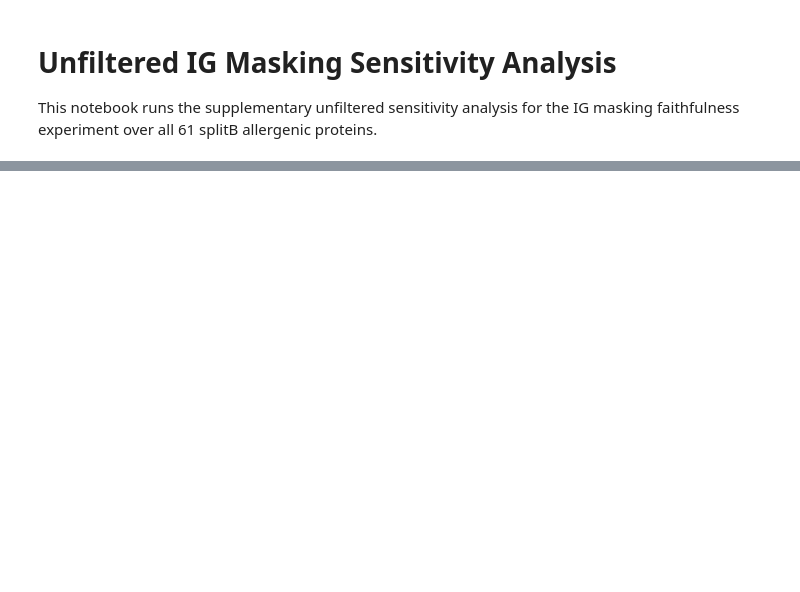
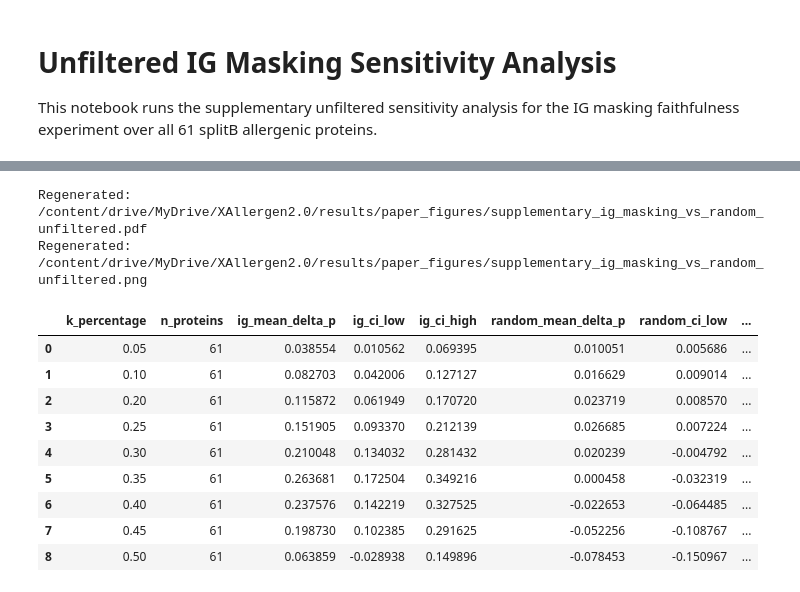
Before and after one commit to Jeffateth/XAllergen2.0, a Jupyter notebook: notebooks/09_unfiltered_ig_masking_sensitivity.ipynb, the cells around one changed output, grey strips where cells are left out. Saved outputs shown, nothing was run; the diff lists cells and outputs as text; code cells hidden in the pictures; blank space fills up the shorter version.

Commit message:
Update unfiltered IG masking sensitivity figures

```diff
--- a/notebooks/09_unfiltered_ig_masking_sensitivity.ipynb
+++ b/notebooks/09_unfiltered_ig_masking_sensitivity.ipynb
@@ -76,6 +83,8 @@ import shutil as _shutil
 import sys
 import urllib.request as _urlreq
 from pathlib import Path
+
+from huggingface_hub import snapshot_download
 
 RAW = "https://raw.githubusercontent.com/Jeffateth/XAllergen2.0/main"
 
@@ -87,7 +96,8 @@ if RUN_TARGET == "colab":
     _MODEL_DIR = RUNTIME_ROOT / "models"
     _RESULTS_DIR = RUNTIME_ROOT / "results"
     _PROBING_ROWS_DIR = _RESULTS_DIR / "probing" / "rows"
-    for _d in [_PACKAGE_DIR, _DATA_DIR, _MODEL_DIR, _PROBING_ROWS_DIR]:
+    _FRESH_ESM2_DIR = RUNTIME_ROOT / "hf_models" / "facebook_esm2_t6_8M_UR50D"
+    for _d in [_PACKAGE_DIR, _DATA_DIR, _MODEL_DIR, _PROBING_ROWS_DIR, _FRESH_ESM2_DIR]:
         _d.mkdir(parents=True, exist_ok=True)
 
     for _module_name in [
@@ -134,6 +144,22 @@ if RUN_TARGET == "colab":
         _urlreq.urlretrieve(f"{RAW}/results/probing/rows/{_raw_ig_name}", _runtime_raw_ig)
         print(f"Downloaded raw IG artifact: {_raw_ig_name}")
 
+    _drive_hf_dir = DRIVE_ROOT / "hf_models" / "facebook_esm2_t6_8M_UR50D"
+    if _drive_hf_dir.exists():
+        os.environ["XALLERGEN_HF_MODEL_DIR"] = str(_drive_hf_dir)
+        print(f"Using cached ESM-2 assets from Drive: {_drive_hf_dir}")
+    elif _FRESH_ESM2_DIR.exists() and any(_FRESH_ESM2_DIR.iterdir()):
+        os.environ["XALLERGEN_HF_MODEL_DIR"] = str(_FRESH_ESM2_DIR)
+        print(f"Using cached ESM-2 assets from runtime: {_FRESH_ESM2_DIR}")
+    else:
+        _cached_path = snapshot_download(
+            repo_id="facebook/esm2_t6_8M_UR50D",
+            local_dir=_FRESH_ESM2_DIR,
+            local_dir_use_symlinks=False,
+        )
+        os.environ["XALLERGEN_HF_MODEL_DIR"] = str(_cached_path)
+        print(f"Fetched ESM-2 assets required by the trained baseline checkpoint: {_cached_path}")
+
     if str(RUNTIME_ROOT) not in sys.path:
         sys.path.insert(0, str(RUNTIME_ROOT))
     if str(_SRC_DIR) not in sys.path:
@@ -517,0 +638,33 @@ sweep_summary_df
+# %%
+unfiltered_summary_csv = ISM_RESULTS_DIR / "ig_masking_sweep_unfiltered.csv"
+summary_csv = PAPER_TABLES_DIR / "supplementary_ig_masking_vs_random_unfiltered_summary.csv"
+
+sweep_summary_df = pd.read_csv(unfiltered_summary_csv)
+selected_summary = pd.read_csv(summary_csv).iloc[0].to_dict()
+
+fig_pdf = PAPER_FIGURES_DIR / "supplementary_ig_masking_vs_random_unfiltered.pdf"
+fig_png = PAPER_FIGURES_DIR / "supplementary_ig_masking_vs_random_unfiltered.png"
+
+plot_supplementary_ig_masking_vs_random_unfiltered(
+    sweep_summary_df,
+    selected_summary,
+    fig_pdf,
+    fig_png,
+)
+
+print(f"Regenerated: {fig_pdf}")
+print(f"Regenerated: {fig_png}")
+sweep_summary_df
+# %% [output]
+Regenerated: /content/drive/MyDrive/XAllergen2.0/results/paper_figures/supplementary_ig_masking_vs_random_unfiltered.pdf
+Regenerated: /content/drive/MyDrive/XAllergen2.0/results/paper_figures/supplementary_ig_masking_vs_random_unfiltered.png
+|  | k_percentage | n_proteins | ig_mean_delta_p | ig_ci_low | ig_ci_high | random_mean_delta_p | random_ci_low | ... |
+| 0 | 0.05 | 61 | 0.038554 | 0.010562 | 0.069395 | 0.010051 | 0.005686 | ... |
+| 1 | 0.10 | 61 | 0.082703 | 0.042006 | 0.127127 | 0.016629 | 0.009014 | ... |
+| 2 | 0.20 | 61 | 0.115872 | 0.061949 | 0.170720 | 0.023719 | 0.008570 | ... |
+| 3 | 0.25 | 61 | 0.151905 | 0.093370 | 0.212139 | 0.026685 | 0.007224 | ... |
+| 4 | 0.30 | 61 | 0.210048 | 0.134032 | 0.281432 | 0.020239 | -0.004792 | ... |
+| 5 | 0.35 | 61 | 0.263681 | 0.172504 | 0.349216 | 0.000458 | -0.032319 | ... |
+| 6 | 0.40 | 61 | 0.237576 | 0.142219 | 0.327525 | -0.022653 | -0.064485 | ... |
+| 7 | 0.45 | 61 | 0.198730 | 0.102385 | 0.291625 | -0.052256 | -0.108767 | ... |
+| 8 | 0.50 | 61 | 0.063859 | -0.028938 | 0.149896 | -0.078453 | -0.150967 | ... |
```
Also changed, not shown: parts of 8 cells of this notebook, 9 other files.
